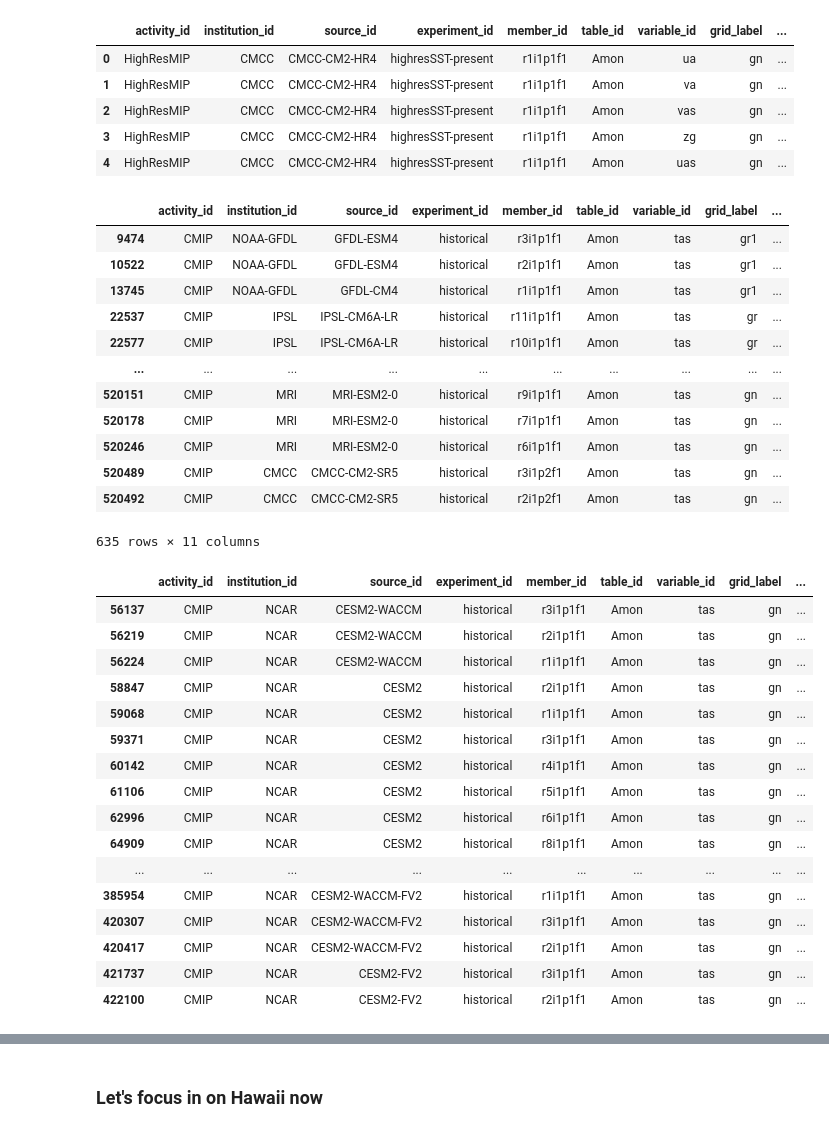
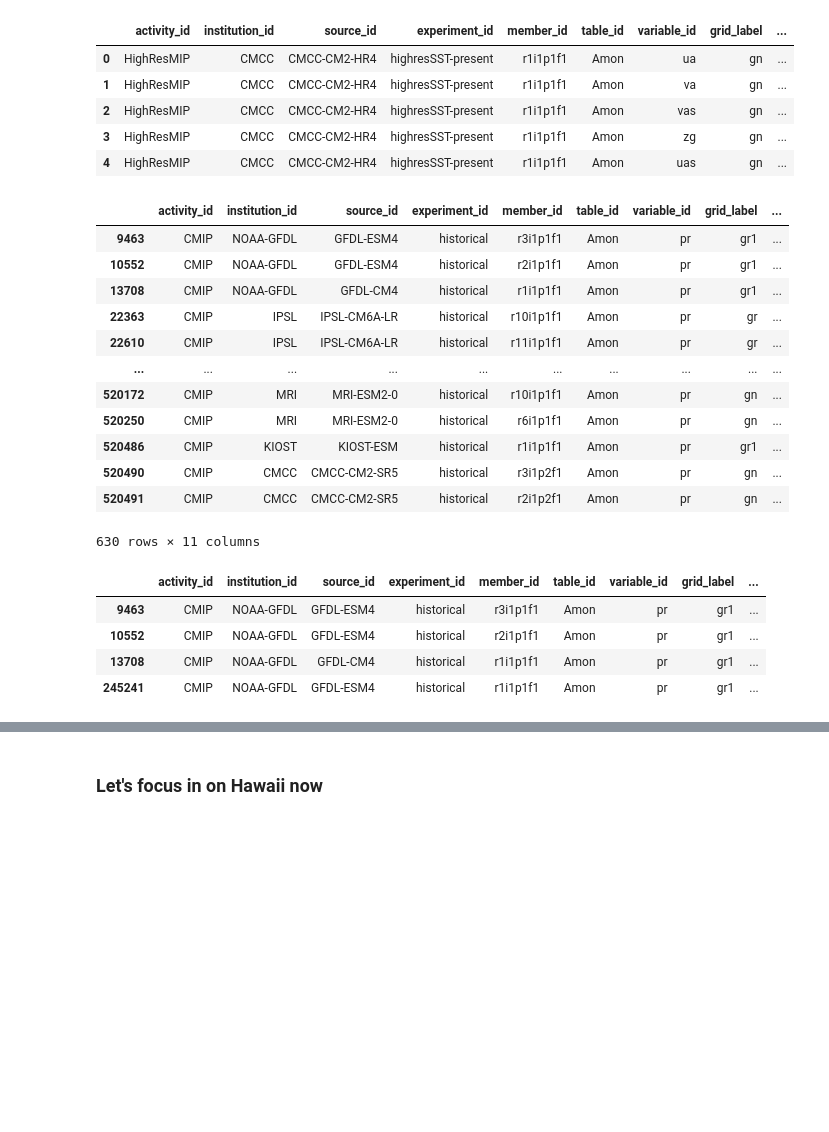
Before and after one commit to laurenskube/Aloha-Aina-Master, a Jupyter notebook: Climate_Data_Analysis.ipynb, the cells around one changed output, grey strips where cells are left out. Drawn from its saved outputs; the diff is of its cells as text; code cells hidden in the pictures; blank space fills up the shorter version.

```diff
--- a/Climate_Data_Analysis.ipynb
+++ b/Climate_Data_Analysis.ipynb
@@ -33,44 +33,33 @@ df.head()
 | 4 | HighResMIP | CMCC | CMCC-CM2-HR4 | highresSST-present | r1i1p1f1 | Amon | uas | gn | ... |
 # %%
 ## filter to find monthly surface air temperature for historical experiments
-df_ta = df.query("activity_id=='CMIP' & table_id == 'Amon' & variable_id == 'tas' & experiment_id == 'historical'")
-df_ta
+## pr = preciputaion_flux = kg m-2 s-1
+df_pr = df.query("activity_id=='CMIP' & table_id == 'Amon' & variable_id == 'pr' & experiment_id == 'historical'")
+df_pr
 # %% [output]
 |  | activity_id | institution_id | source_id | experiment_id | member_id | table_id | variable_id | grid_label | ... |
-| 9474 | CMIP | NOAA-GFDL | GFDL-ESM4 | historical | r3i1p1f1 | Amon | tas | gr1 | ... |
-| 10522 | CMIP | NOAA-GFDL | GFDL-ESM4 | historical | r2i1p1f1 | Amon | tas | gr1 | ... |
-| 13745 | CMIP | NOAA-GFDL | GFDL-CM4 | historical | r1i1p1f1 | Amon | tas | gr1 | ... |
-| 22537 | CMIP | IPSL | IPSL-CM6A-LR | historical | r11i1p1f1 | Amon | tas | gr | ... |
-| 22577 | CMIP | IPSL | IPSL-CM6A-LR | historical | r10i1p1f1 | Amon | tas | gr | ... |
+| 9463 | CMIP | NOAA-GFDL | GFDL-ESM4 | historical | r3i1p1f1 | Amon | pr | gr1 | ... |
+| 10552 | CMIP | NOAA-GFDL | GFDL-ESM4 | historical | r2i1p1f1 | Amon | pr | gr1 | ... |
+| 13708 | CMIP | NOAA-GFDL | GFDL-CM4 | historical | r1i1p1f1 | Amon | pr | gr1 | ... |
+| 22363 | CMIP | IPSL | IPSL-CM6A-LR | historical | r10i1p1f1 | Amon | pr | gr | ... |
+| 22610 | CMIP | IPSL | IPSL-CM6A-LR | historical | r11i1p1f1 | Amon | pr | gr | ... |
 | ... | ... | ... | ... | ... | ... | ... | ... | ... | ... |
-| 520151 | CMIP | MRI | MRI-ESM2-0 | historical | r9i1p1f1 | Amon | tas | gn | ... |
-| 520178 | CMIP | MRI | MRI-ESM2-0 | historical | r7i1p1f1 | Amon | tas | gn | ... |
-| 520246 | CMIP | MRI | MRI-ESM2-0 | historical | r6i1p1f1 | Amon | tas | gn | ... |
-| 520489 | CMIP | CMCC | CMCC-CM2-SR5 | historical | r3i1p2f1 | Amon | tas | gn | ... |
-| 520492 | CMIP | CMCC | CMCC-CM2-SR5 | historical | r2i1p2f1 | Amon | tas | gn | ... |
+| 520172 | CMIP | MRI | MRI-ESM2-0 | historical | r10i1p1f1 | Amon | pr | gn | ... |
+| 520250 | CMIP | MRI | MRI-ESM2-0 | historical | r6i1p1f1 | Amon | pr | gn | ... |
+| 520486 | CMIP | KIOST | KIOST-ESM | historical | r1i1p1f1 | Amon | pr | gr1 | ... |
+| 520490 | CMIP | CMCC | CMCC-CM2-SR5 | historical | r3i1p2f1 | Amon | pr | gn | ... |
+| 520491 | CMIP | CMCC | CMCC-CM2-SR5 | historical | r2i1p2f1 | Amon | pr | gn | ... |
-635 rows × 11 columns
+630 rows × 11 columns
 # %%
 ## filtering to find just the models from NCAR
-df_ta_ncar = df_ta.query('institution_id == "NCAR"')
-df_ta_ncar
+df_pr_noaa = df_pr.query('institution_id == "NOAA-GFDL"')
+df_pr_noaa
 # %% [output]
 |  | activity_id | institution_id | source_id | experiment_id | member_id | table_id | variable_id | grid_label | ... |
-| 56137 | CMIP | NCAR | CESM2-WACCM | historical | r3i1p1f1 | Amon | tas | gn | ... |
-| 56219 | CMIP | NCAR | CESM2-WACCM | historical | r2i1p1f1 | Amon | tas | gn | ... |
-| 56224 | CMIP | NCAR | CESM2-WACCM | historical | r1i1p1f1 | Amon | tas | gn | ... |
-| 58847 | CMIP | NCAR | CESM2 | historical | r2i1p1f1 | Amon | tas | gn | ... |
-| 59068 | CMIP | NCAR | CESM2 | historical | r1i1p1f1 | Amon | tas | gn | ... |
-| 59371 | CMIP | NCAR | CESM2 | historical | r3i1p1f1 | Amon | tas | gn | ... |
-| 60142 | CMIP | NCAR | CESM2 | historical | r4i1p1f1 | Amon | tas | gn | ... |
-| 61106 | CMIP | NCAR | CESM2 | historical | r5i1p1f1 | Amon | tas | gn | ... |
-| 62996 | CMIP | NCAR | CESM2 | historical | r6i1p1f1 | Amon | tas | gn | ... |
-| 64909 | CMIP | NCAR | CESM2 | historical | r8i1p1f1 | Amon | tas | gn | ... |
-| ... | ... | ... | ... | ... | ... | ... | ... | ... | ... |
-| 385954 | CMIP | NCAR | CESM2-WACCM-FV2 | historical | r1i1p1f1 | Amon | tas | gn | ... |
-| 420307 | CMIP | NCAR | CESM2-WACCM-FV2 | historical | r3i1p1f1 | Amon | tas | gn | ... |
-| 420417 | CMIP | NCAR | CESM2-WACCM-FV2 | historical | r2i1p1f1 | Amon | tas | gn | ... |
-| 421737 | CMIP | NCAR | CESM2-FV2 | historical | r3i1p1f1 | Amon | tas | gn | ... |
-| 422100 | CMIP | NCAR | CESM2-FV2 | historical | r2i1p1f1 | Amon | tas | gn | ... |
+| 9463 | CMIP | NOAA-GFDL | GFDL-ESM4 | historical | r3i1p1f1 | Amon | pr | gr1 | ... |
+| 10552 | CMIP | NOAA-GFDL | GFDL-ESM4 | historical | r2i1p1f1 | Amon | pr | gr1 | ... |
+| 13708 | CMIP | NOAA-GFDL | GFDL-CM4 | historical | r1i1p1f1 | Amon | pr | gr1 | ... |
+| 245241 | CMIP | NOAA-GFDL | GFDL-ESM4 | historical | r1i1p1f1 | Amon | pr | gr1 | ... |
 # %%
 ## load data
 # get the path to a specific zarr store (the first one from the dataframe above)
```
Also changed, not shown: parts of 8 cells of this notebook.
